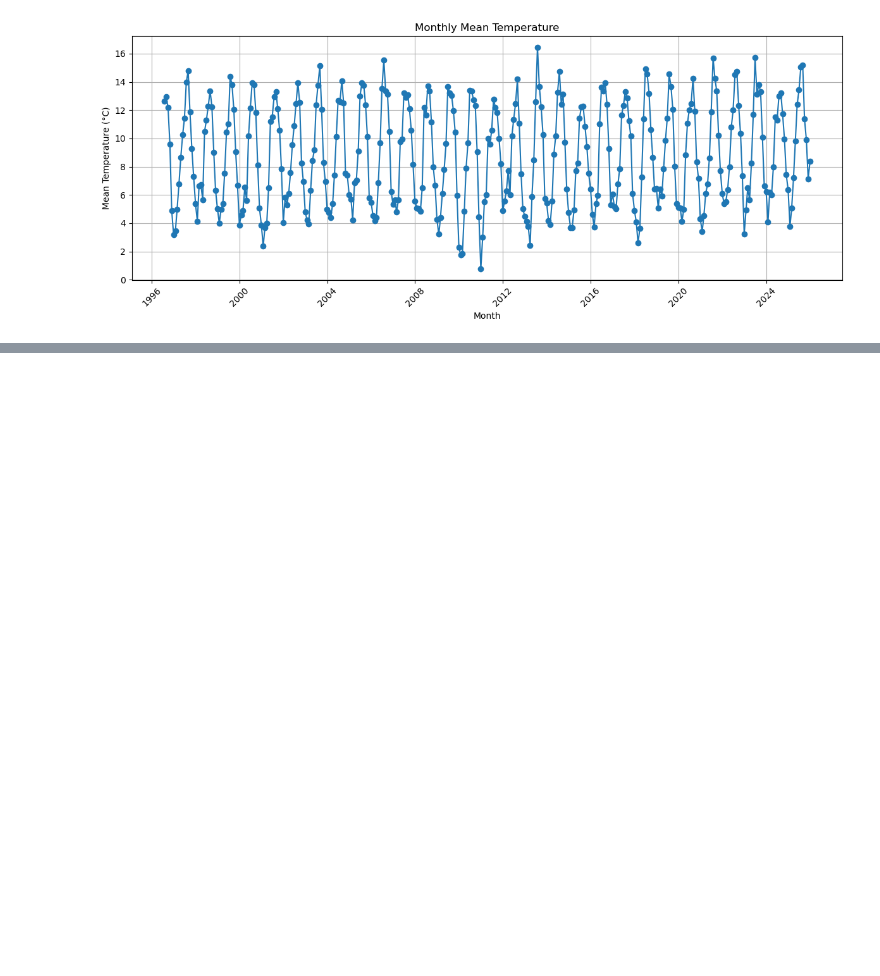
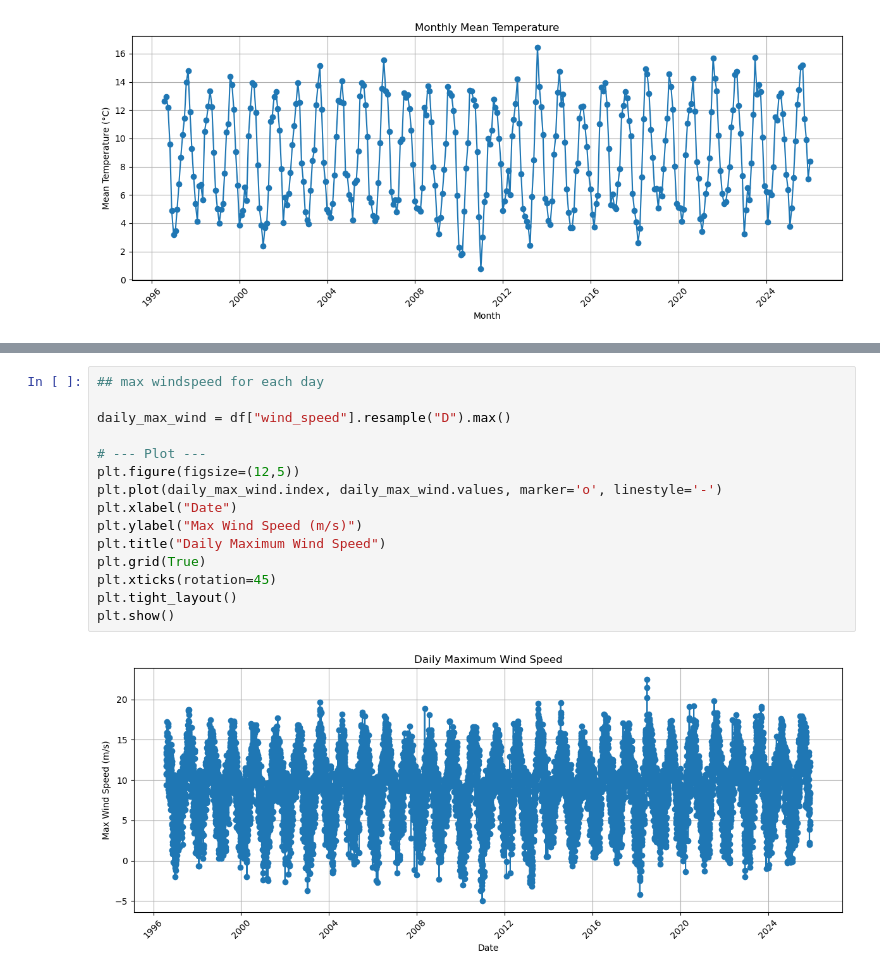
Before and after one commit to CherylClarke/PROGRAMMING-FOR-DATA-ANALYTICS, a Jupyter notebook: assignment/assignment-6-Weather.ipynb, the cells around one changed output, grey strips where cells are left out. Drawn from its saved outputs; the diff is of its cells as text; blank space fills up the shorter version.

```diff
--- a/assignment/assignment-6-Weather.ipynb
+++ b/assignment/assignment-6-Weather.ipynb
@@ -213,0 +262,17 @@ You do not need to over comment your code. Marks will be given for how nice the
+# %%
+## max windspeed for each day
+
+daily_max_wind = df["wind_speed"].resample("D").max()
+
+# --- Plot ---
+plt.figure(figsize=(12,5))
+plt.plot(daily_max_wind.index, daily_max_wind.values, marker='o', linestyle='-')
+plt.xlabel("Date")
+plt.ylabel("Max Wind Speed (m/s)")
+plt.title("Daily Maximum Wind Speed")
+plt.grid(True)
+plt.xticks(rotation=45)
+plt.tight_layout()
+plt.show()
+# %% [output]
+[figure, added]
```
Also changed, not shown: parts of 7 cells of this notebook.
